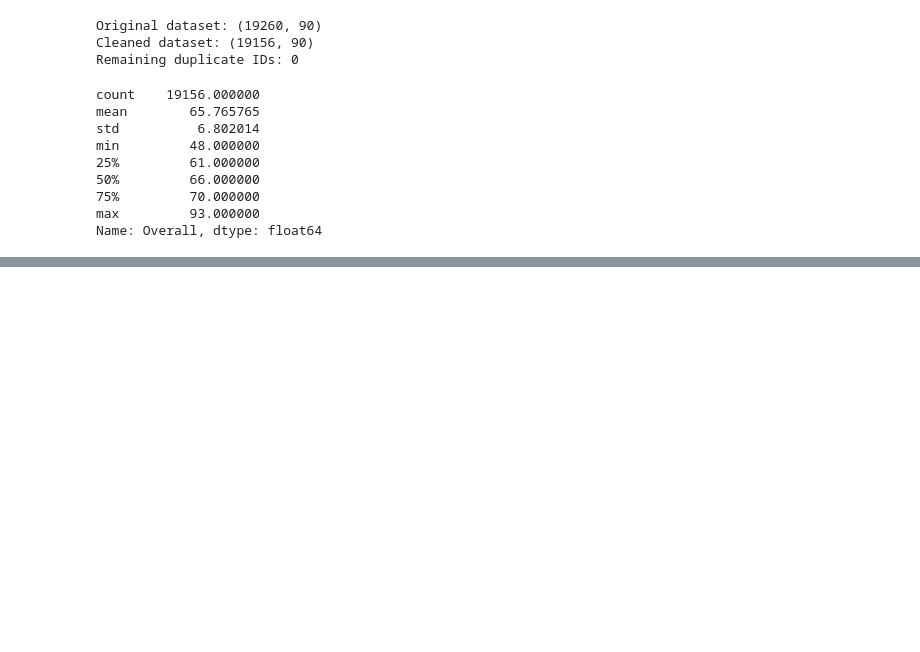
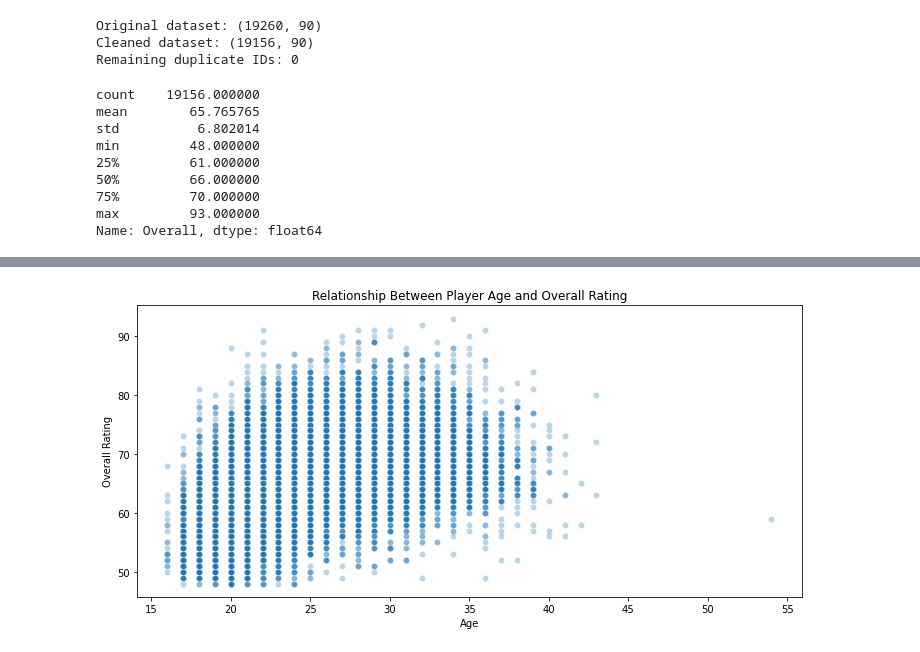
Before and after one commit to SujanMaga/fifa22-player-rating-prediction, a Jupyter notebook: fifa22-player-rating-prediction.ipynb, the cells around one changed output, grey strips where cells are left out. Saved outputs shown, nothing was run; the diff lists cells and outputs as text; code cells hidden in the pictures; blank space fills up the shorter version.

```diff
--- a/fifa22-player-rating-prediction.ipynb
+++ b/fifa22-player-rating-prediction.ipynb
@@ -143,0 +297,19 @@ Name: Overall, dtype: float64
+# %%
+# Examining the relationship between age and overall rating
+plt.figure(figsize=(10, 5))
+
+sns.scatterplot(
+    data=model_data,
+    x="Age",
+    y="Overall",
+    alpha=0.3
+)
+
+plt.title("Relationship Between Player Age and Overall Rating")
+plt.xlabel("Age")
+plt.ylabel("Overall Rating")
+
+plt.tight_layout()
+plt.show()
+# %% [output]
+[figure, added]
```
Also changed, not shown: parts of 10 cells of this notebook.
